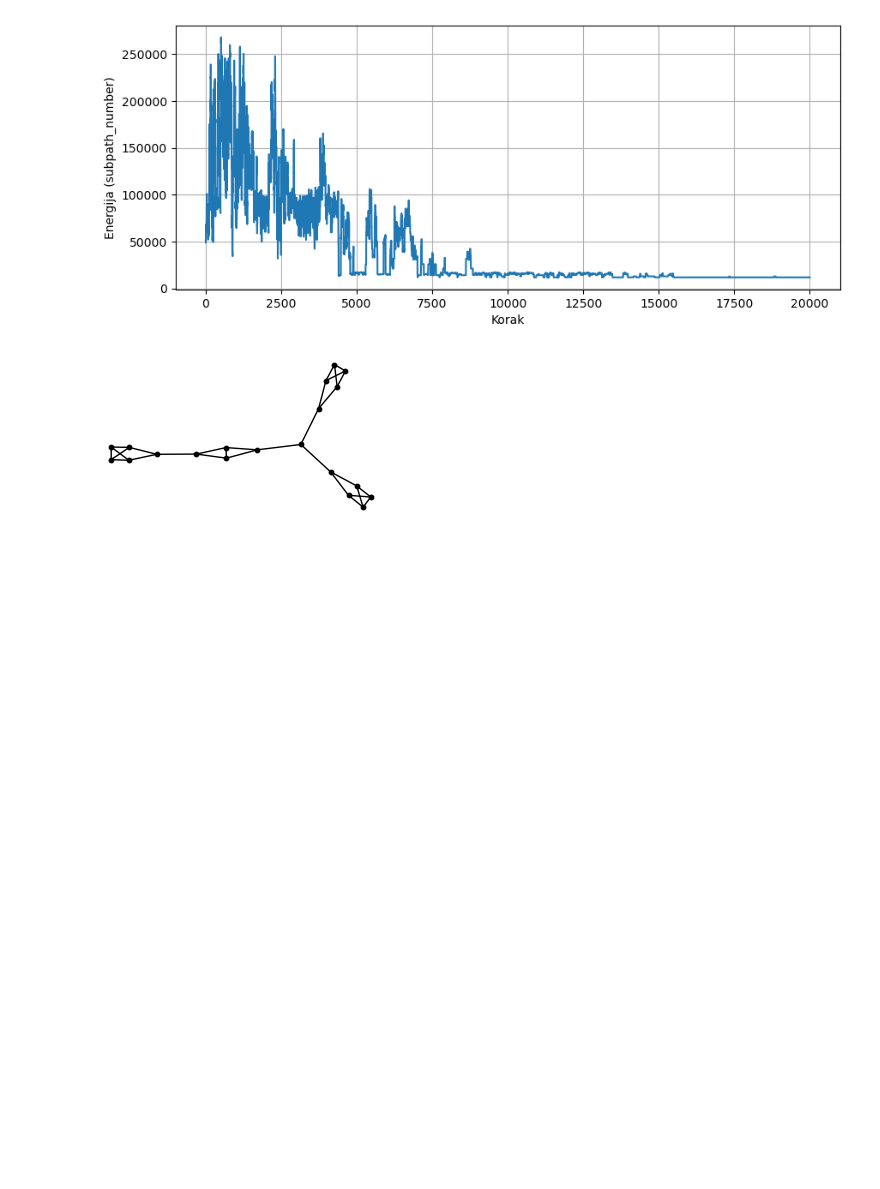
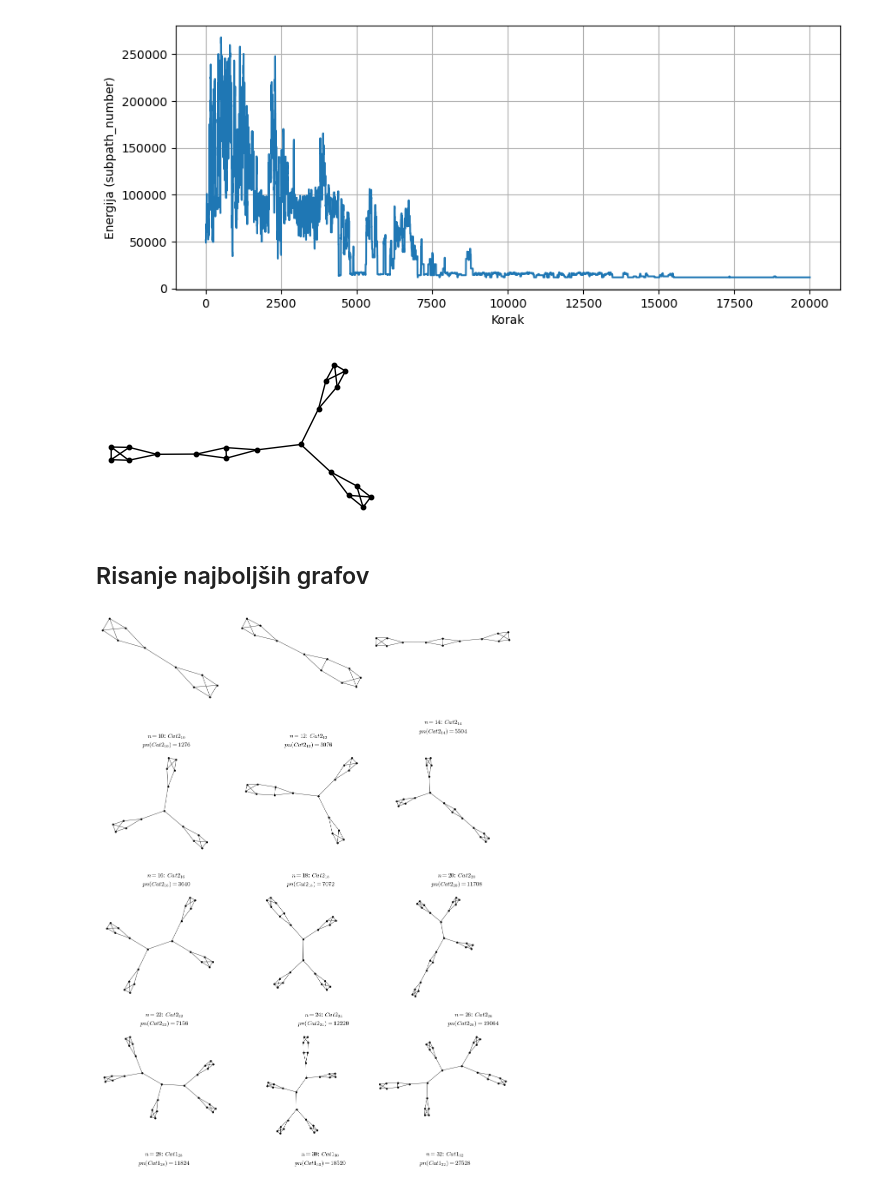
Before and after one commit to ZigaObradovic/FP_Group13, a Jupyter notebook: main.ipynb, the cells around one changed output. Saved outputs shown, nothing was run; the diff lists cells and outputs as text; code cells hidden in the pictures; blank space fills up the shorter version.

```diff
--- a/main.ipynb
+++ b/main.ipynb
@@ -759,3 +759,51 @@ best_G.show(
         )
 # %% [output]
 [figure]
+# %% [markdown]
+## Risanje najboljših grafov
+# %%
+plots = []
+for n in range(10, 33, 2):
+
+    if n <= 26:
+        G = build_caterpillar2(n)
+        name = f"Cat2_{{{n}}}"
+    else:
+        G = build_caterpillar(n)
+        name = f"Cat1_{{{n}}}"
+
+    pn = subpath_number(G)
+
+    # narisan graf
+    Gplot = G.plot(
+        layout="spring",
+        vertex_size=5,
+        vertex_color="black",
+        vertex_labels=False,
+        edge_thickness=0.5,
+        iterations=800
+    )
+
+    # izklopimo osi, da so grafi čisti
+    Gplot.axes(False)
+    # naslov nad grafom (v relativnih koordinatah figure)
+    title = text(
+        f"$n = {n}$: ${name}$\n$pn({name}) = {pn}$",
+        (2, -1.3),
+        horizontal_alignment='center',
+        color='black',
+        fontsize=10
+    )
+    plots.append(Gplot + title)
+
+elements_per_row = 3
+
+rows = [
+    plots[i : i + elements_per_row]
+    for i in range(0, len(plots), elements_per_row)
+]
+
+GA = graphics_array(rows)
+GA.show(figsize=(10, 13), axes=False)
+# %% [output]
+[figure, added]
```
Also changed, not shown: 3 other files.
